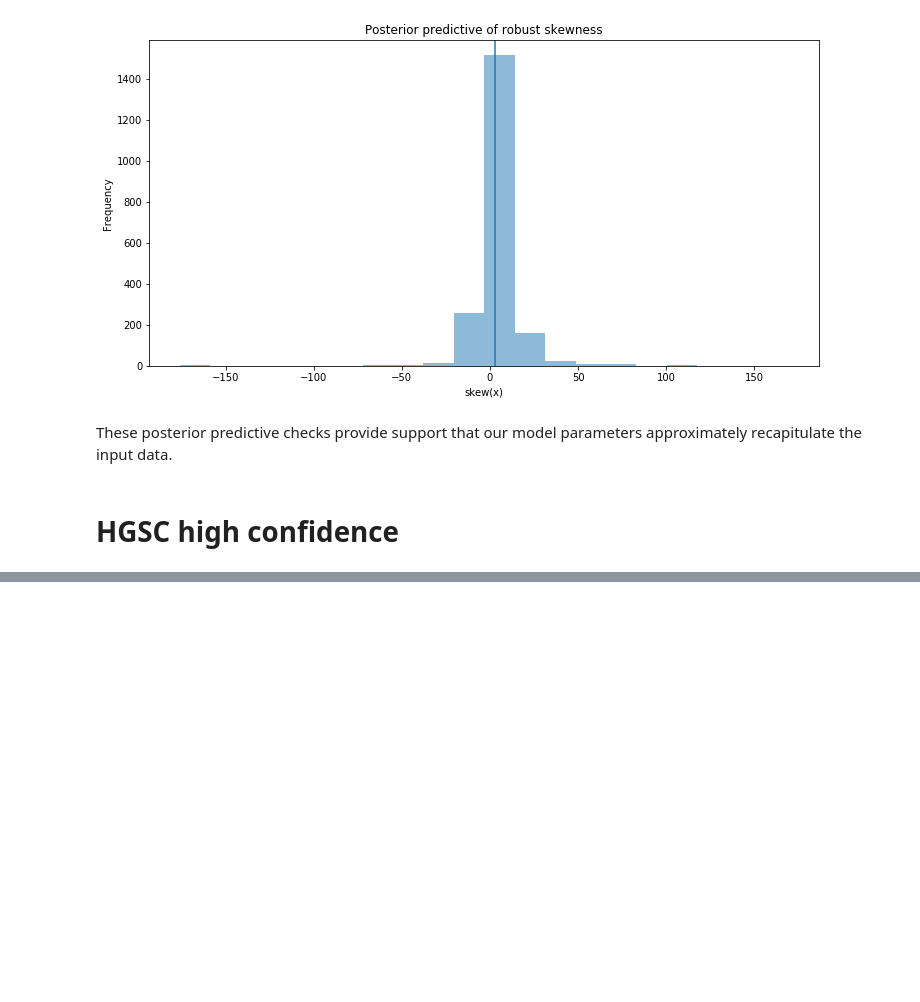
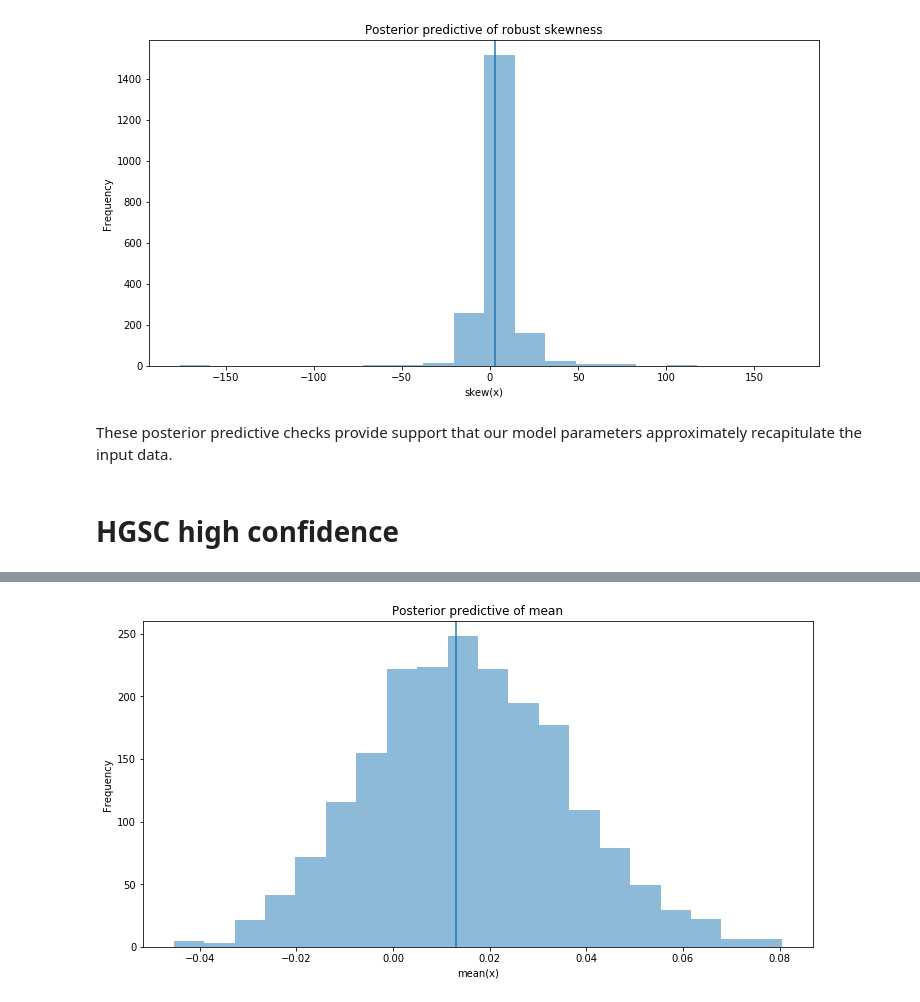
Before and after one commit to Irrationone/cellassign-paper, a Jupyter notebook: figures/jupyter/bayesian_splatter_params.ipynb, the cells around one changed output, grey strips where cells are left out. Cells and saved outputs as stored; diff of their text form; code cells hidden in the pictures; blank space fills up the shorter version.

```diff
--- a/figures/jupyter/bayesian_splatter_params.ipynb
+++ b/figures/jupyter/bayesian_splatter_params.ipynb
@@ -177,0 +211,9 @@ plt.show()
+# %%
+plot_posterior_predictive(hgsc_res['ppc'],
+                          logfcs_diff,
+                          fun1 = lambda x: np.mean(x, axis = 1),
+                          fun2 = lambda x: np.mean(x),
+                          xlab = "mean(x)",
+                          title = "Posterior predictive of mean")
+# %% [output]
+[figure, added]
```
Also changed, not shown: parts of 19 cells of this notebook.
